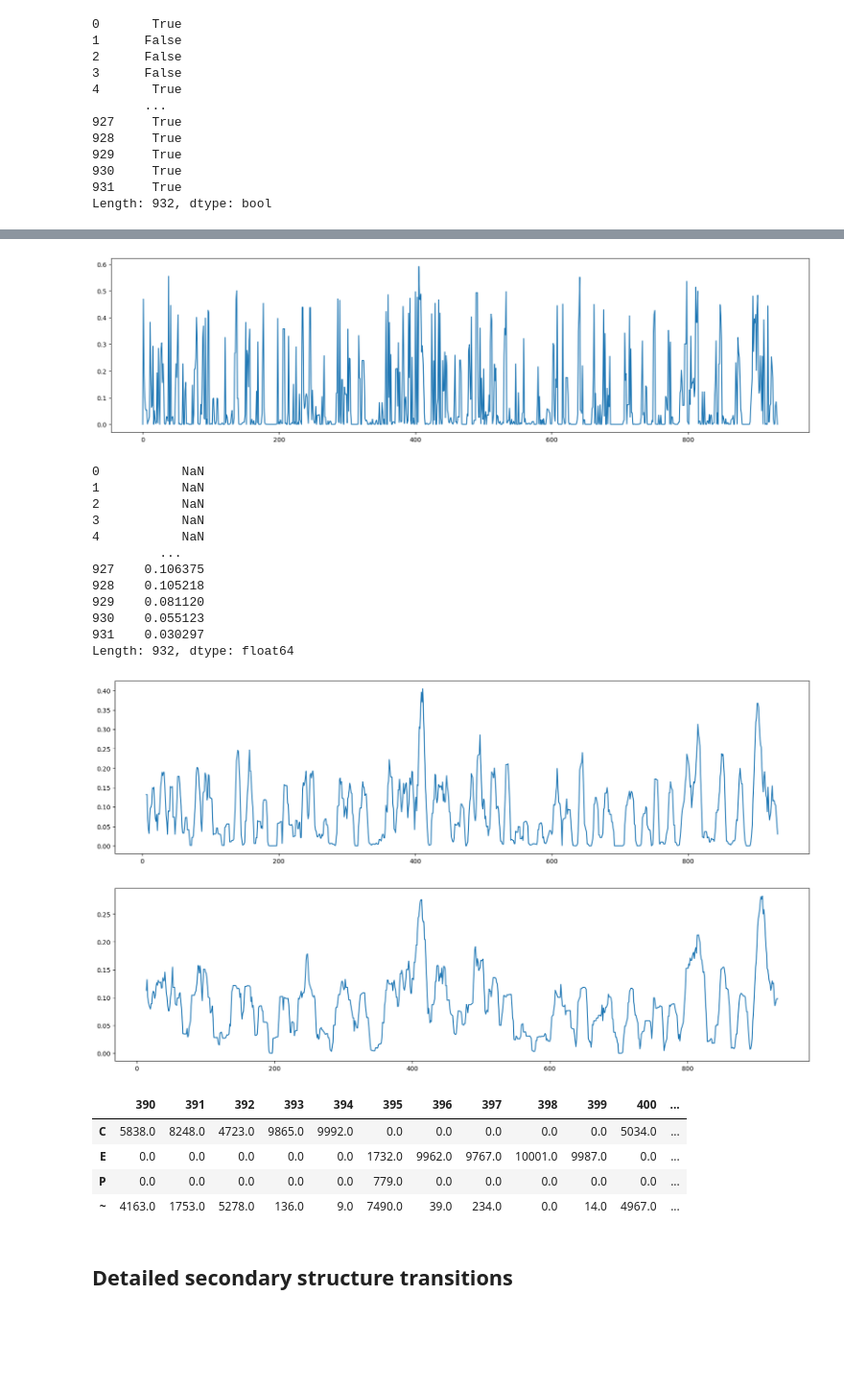
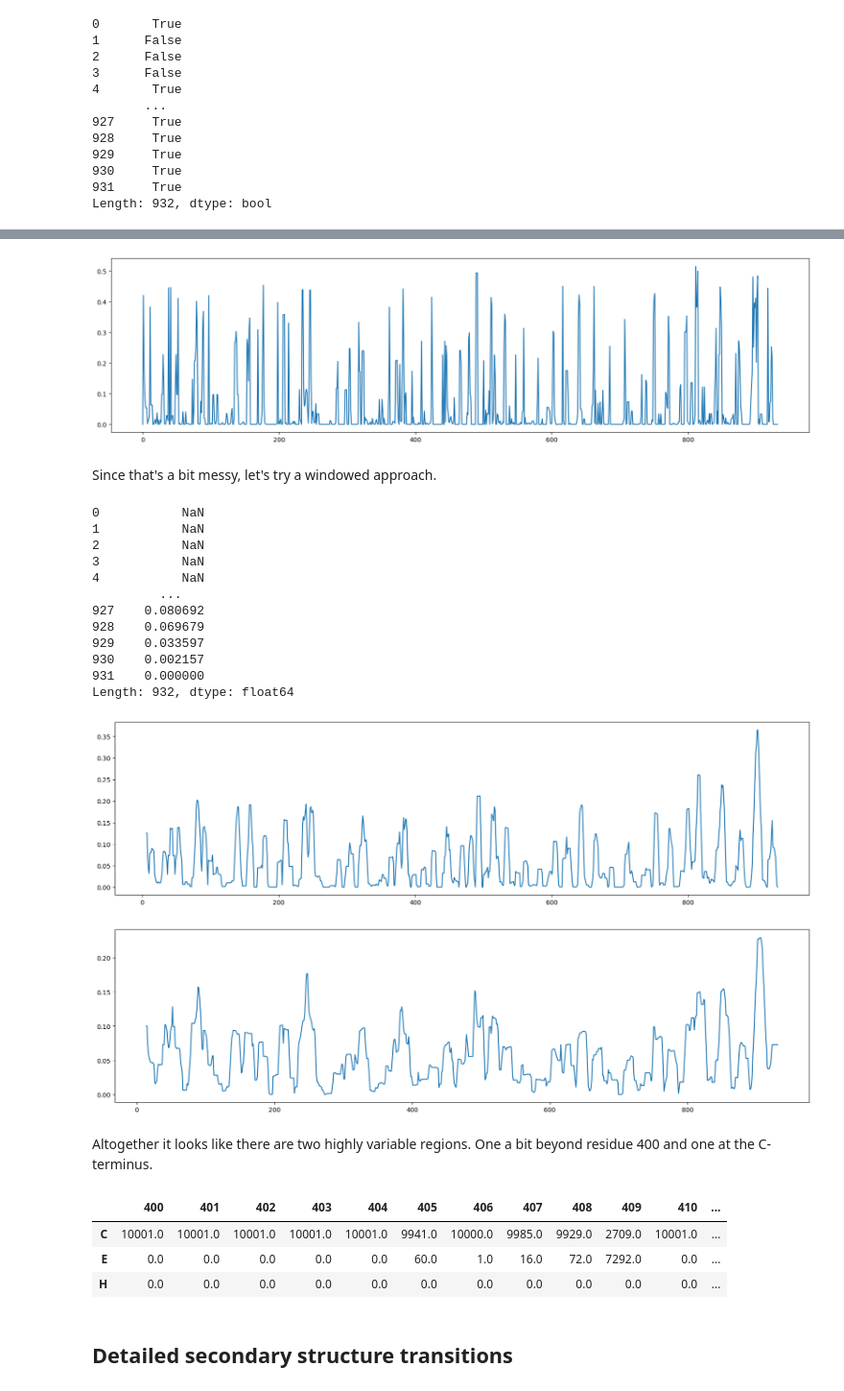
Before and after one commit to stuartmac/gmx-dssp-analysis, a Jupyter notebook: notebooks/prototype.ipynb, the cells around one changed output, grey strips where cells are left out. Shown: that part at 96% size. Cells and saved outputs as stored; diff of their text form; code cells hidden in the pictures; blank space fills up the shorter version.

```diff
--- a/notebooks/prototype.ipynb
+++ b/notebooks/prototype.ipynb
@@ -64,8 +64,11 @@ To simplify the analysis, I'll collapse the 7-state DSSP sequence into a 3-state
 - E: Sheet
 - C: Coil
 # %%
-# Reduce SS
-ss_dict = {'H': 'H', 'G': 'H', 'I': 'H', 'B': 'E', 'E': 'E', 'T': 'C', 'S': 'C'}
+# Reduce SS from 7-state* to 3-state
+# 7-state: H, G, I, B, E, T, S
+# 3-state: H, E, C
+# * plus ~ and P as coil and turn respectively, from Gromacs gmx dssp output
+ss_dict = {'H': 'H', 'G': 'H', 'I': 'H', 'B': 'E', 'E': 'E', 'T': 'C', 'S': 'C', '~': 'C', 'P': 'C'}
 df_reduced = df.replace(ss_dict)
 df_reduced
 # %% [output]
@@ -189,7 +197,9 @@ Length: 932, dtype: float64
 fig, ax = plt.subplots(figsize=(20, 5))
 _ = ax.plot(variability)
 # %% [output]
-[figure, old version]
+[figure, new version]
+# %% [markdown]
+Since that's a bit messy, let's try a windowed approach.
 # %%
 # window the variability
 window_size = 7
@@ -202,18 +212,18 @@ variability_windowed
 3           NaN
 4           NaN
          ...
-927    0.106375
-928    0.105218
-929    0.081120
-930    0.055123
-931    0.030297
+927    0.080692
+928    0.069679
+929    0.033597
+930    0.002157
+931    0.000000
 Length: 932, dtype: float64
 # %%
 # plot windowed variability
 fig, ax = plt.subplots(figsize=(20, 5))
 _ = ax.plot(variability_windowed)
 # %% [output]
-[figure, old version]
+[figure, new version]
 # %%
 # Try larger window
 window_size = 15
@@ -223,15 +233,17 @@ variability_windowed = variability.rolling(window_size).mean()
 fig, ax = plt.subplots(figsize=(20, 5))
 _ = ax.plot(variability_windowed)
 # %% [output]
-[figure, old version]
+[figure, new version]
+# %% [markdown]
+Altogether it looks like there are two highly variable regions. One a bit beyond residue 400 and one at the C-terminus.
 # %%
-df_reduced.iloc[:, 390:410].apply(lambda x: x.value_counts()).fillna(0)
+# Close look at a variable region
+df_reduced.iloc[:, 400:420].apply(lambda x: x.value_counts()).fillna(0)
 # %% [output]
-|  | 390 | 391 | 392 | 393 | 394 | 395 | 396 | 397 | 398 | 399 | 400 | ... |
-| C | 5838.0 | 8248.0 | 4723.0 | 9865.0 | 9992.0 | 0.0 | 0.0 | 0.0 | 0.0 | 0.0 | 5034.0 | ... |
-| E | 0.0 | 0.0 | 0.0 | 0.0 | 0.0 | 1732.0 | 9962.0 | 9767.0 | 10001.0 | 9987.0 | 0.0 | ... |
-| P | 0.0 | 0.0 | 0.0 | 0.0 | 0.0 | 779.0 | 0.0 | 0.0 | 0.0 | 0.0 | 0.0 | ... |
-| ~ | 4163.0 | 1753.0 | 5278.0 | 136.0 | 9.0 | 7490.0 | 39.0 | 234.0 | 0.0 | 14.0 | 4967.0 | ... |
+|  | 400 | 401 | 402 | 403 | 404 | 405 | 406 | 407 | 408 | 409 | 410 | ... |
+| C | 10001.0 | 10001.0 | 10001.0 | 10001.0 | 10001.0 | 9941.0 | 10000.0 | 9985.0 | 9929.0 | 2709.0 | 10001.0 | ... |
+| E | 0.0 | 0.0 | 0.0 | 0.0 | 0.0 | 60.0 | 1.0 | 16.0 | 72.0 | 7292.0 | 0.0 | ... |
+| H | 0.0 | 0.0 | 0.0 | 0.0 | 0.0 | 0.0 | 0.0 | 0.0 | 0.0 | 0.0 | 0.0 | ... |
 # %% [markdown]
 ## Detailed secondary structure transitions
 # %%
```
Also changed, not shown: parts of 10 cells of this notebook.
